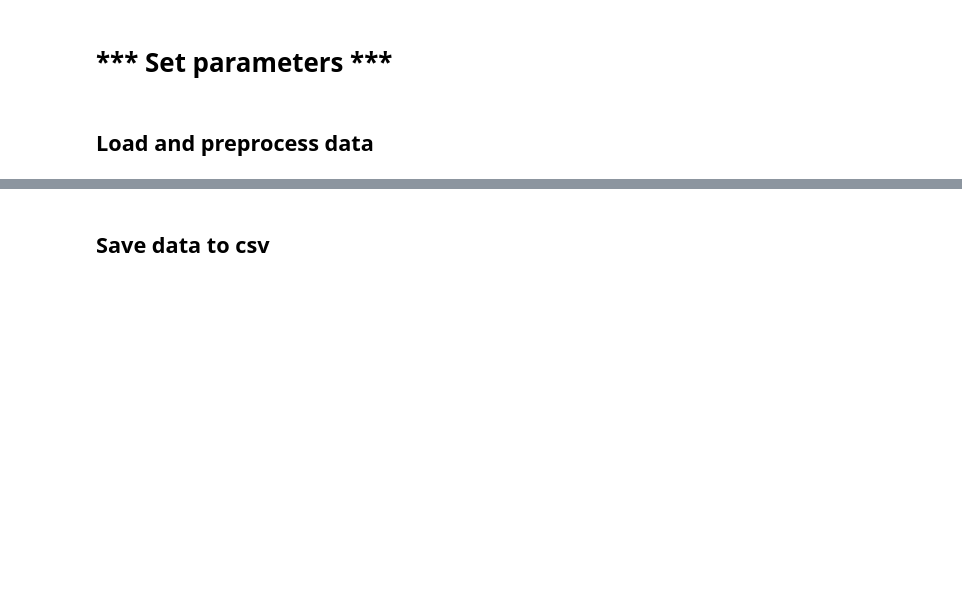
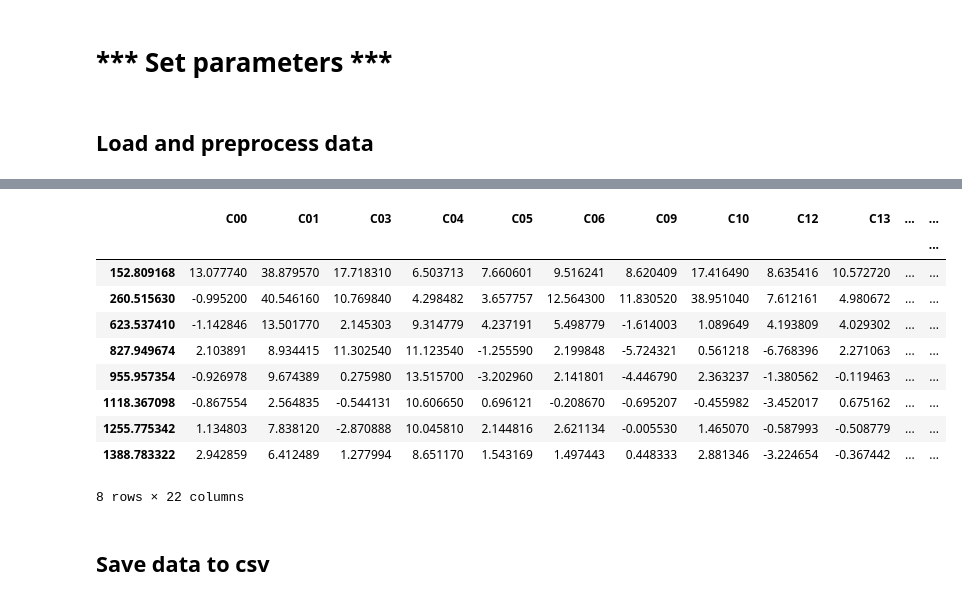
Before and after one commit to dmstjd0182/glp-1, a Jupyter notebook: data_preprocess.ipynb, the cells around one changed output, grey strips where cells are left out. Cells and saved outputs as stored; diff of their text form; code cells hidden in the pictures; blank space fills up the shorter version.

Commit message:
반올림 대신 차의 최소 이용, hitass 표시

```diff
--- a/data_preprocess.ipynb
+++ b/data_preprocess.ipynb
@@ -6,19 +6,20 @@ import pandas as pd
 # %%
 # State label dict
 LABEL = {
-    'closeopen': 2,
-    'search': 1,
-    'fz': 4,
-    'eat': 5,
-    'back': 3,
-    'hitass': 0,
+    'closeopen': 1,
+    'search': 2,
+    'fz': 3,
+    'eat': 4,
+    'back': 5,
+    'hitass': -1,
+    'None': 0
 }
 
 # Open file path
-MS_PATH = "../../data/230406_glp1_k3_day3_k20-2/230406_glp1_k2_day3_k20-1.csv"
-BH_PATH = "../../data/221117_glp1_ms_k1_day3 - k4-1_2_test - Event Logs/221117_glp1_ms_k2_day3_nemo_cond_day0 - k20-1_2 - Event Logs.xlsx"
+MS_PATH = "../../data/230406_glp1_k3_day3_k20-2/221119_glp1-k1_day3.csv"
+BH_PATH = "../../data/221117_glp1_ms_k1_day3 - k4-1_2_test - Event Logs/221117_glp1_ms_k1_day3 - k4-1_2_test - Event Logs.xlsx"
 # Output file path
-OUT_PATH = "../../data/preprocessed/230406_2.csv"
+OUT_PATH = "../../data/preprocessed/230406_1.csv"
 # %% [markdown]
 ## Load and preprocess data
 # %%
@@ -47,6 +48,6 @@ data_ms = data_ms.astype(float)
 # set time bins to index
 # 반올림으로 같은 time bin 갖게 된 행 제거
 col = data_ms.columns[0]
-data_ms[col] = np.round(data_ms[col], 1)
-data_ms.drop_duplicates(subset=col, keep='first', inplace=True, ignore_index=False)
+# data_ms[col] = np.round(data_ms[col], 1)
+# data_ms.drop_duplicates(subset=col, keep='first', inplace=True, ignore_index=False)
 data_ms = data_ms.set_index(col, drop=True)
@@ -100,3 +144,17 @@ data_ms
+# %%
+data_ms.loc[data_ms['state'] == -1.0]
+# %% [output]
+|  | C00 | C01 | C03 | C04 | C05 | C06 | C09 | C10 | C12 | C13 | ... | ... |
+|  |  |  |  |  |  |  |  |  |  |  |  | ... |
+| 152.809168 | 13.077740 | 38.879570 | 17.718310 | 6.503713 | 7.660601 | 9.516241 | 8.620409 | 17.416490 | 8.635416 | 10.572720 | ... | ... |
+| 260.515630 | -0.995200 | 40.546160 | 10.769840 | 4.298482 | 3.657757 | 12.564300 | 11.830520 | 38.951040 | 7.612161 | 4.980672 | ... | ... |
+| 623.537410 | -1.142846 | 13.501770 | 2.145303 | 9.314779 | 4.237191 | 5.498779 | -1.614003 | 1.089649 | 4.193809 | 4.029302 | ... | ... |
+| 827.949674 | 2.103891 | 8.934415 | 11.302540 | 11.123540 | -1.255590 | 2.199848 | -5.724321 | 0.561218 | -6.768396 | 2.271063 | ... | ... |
+| 955.957354 | -0.926978 | 9.674389 | 0.275980 | 13.515700 | -3.202960 | 2.141801 | -4.446790 | 2.363237 | -1.380562 | -0.119463 | ... | ... |
+| 1118.367098 | -0.867554 | 2.564835 | -0.544131 | 10.606650 | 0.696121 | -0.208670 | -0.695207 | -0.455982 | -3.452017 | 0.675162 | ... | ... |
+| 1255.775342 | 1.134803 | 7.838120 | -2.870888 | 10.045810 | 2.144816 | 2.621134 | -0.005530 | 1.465070 | -0.587993 | -0.508779 | ... | ... |
+| 1388.783322 | 2.942859 | 6.412489 | 1.277994 | 8.651170 | 1.543169 | 1.497443 | 0.448333 | 2.881346 | -3.224654 | -0.367442 | ... | ... |
+8 rows × 22 columns
 # %% [markdown]
 ## Save data to csv
 # %%
```
Also changed, not shown: parts of 5 cells of this notebook.
